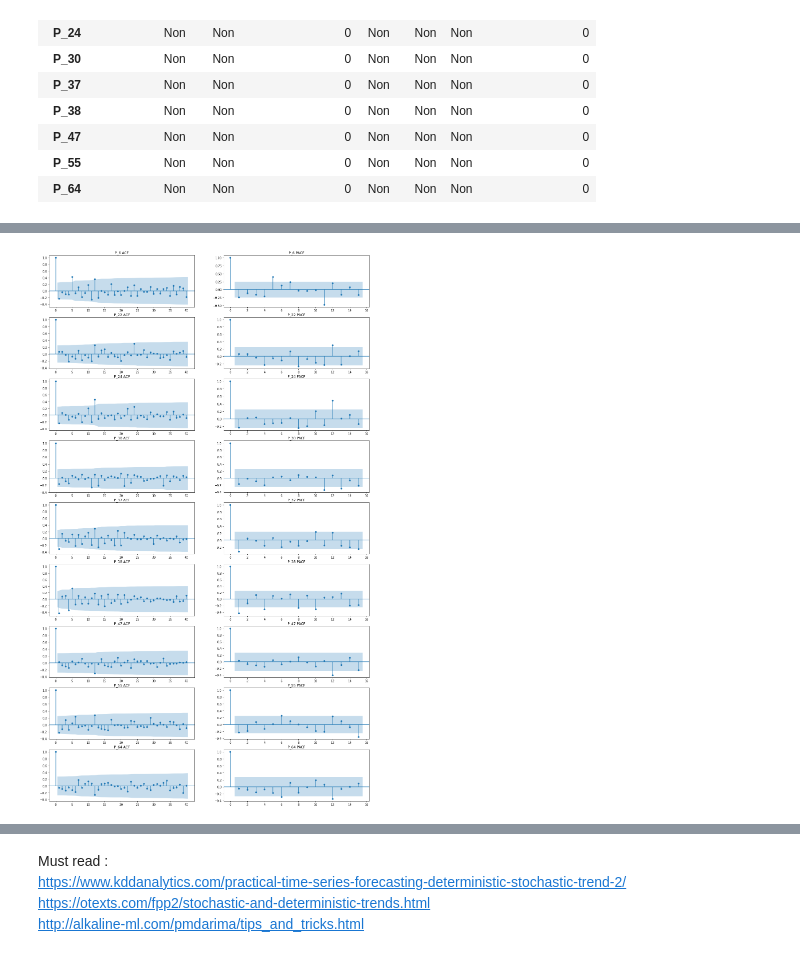
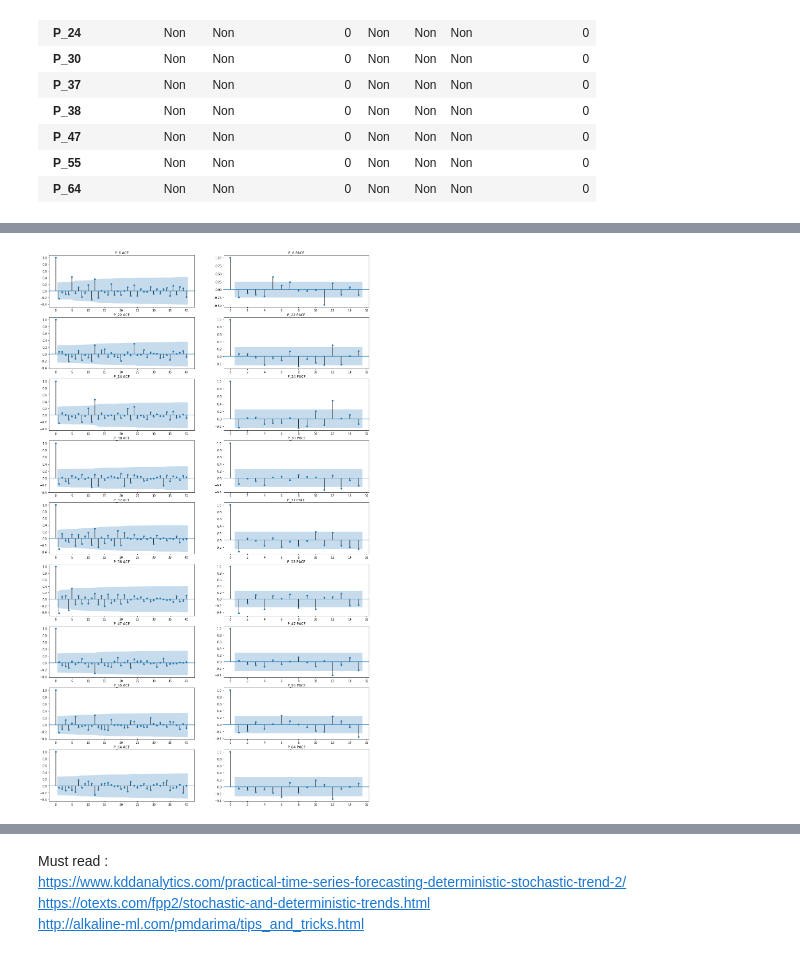
Before and after one commit to Mounji-Salma/Forecasting_App, a Jupyter notebook: ARIMA.ipynb, the cells around one changed output, grey strips where cells are left out. Cells and saved outputs as stored; diff of their text form; code cells hidden in the pictures.

```diff
--- a/ARIMA.ipynb
+++ b/ARIMA.ipynb
@@ -41,7 +41,7 @@ print("setup complete")
 # %% [output]
 setup complete
 # %%
-sales_s = pd.read_pickle("../Documents/Forecasting_Project/sales_s.pkl")
+sales_s = pd.read_pickle("sales_s.pkl")
 sales_s.head()
 # %% [output]
 |  | P_6 | P_22 | P_24 | P_30 | P_37 | P_38 | P_47 | P_55 | P_64 |
@@ -114,10 +123,10 @@ stationnaries.head()
 # %%
 fig, axs = plt.subplots(5, 2, figsize=(18, 18))
 axs = axs.flatten()
-cols = [next(color_cycle), next(color_cycle), next(color_cycle)]
+cols = [next(color_cycle)]*3
 for i, item in enumerate(sales_s.columns):
-    stationnaries[item].plot(title=f"{item} lag 1",
-                     color=cols[0],
+    stationnaries[item].plot(title=f"stationnarised {item}",
+                     color=next(color_cycle),
                      ax=axs[i])
     stationnaries[item].rolling(12).mean().plot(
                      color=cols[1],
@@ -150,17 +180,11 @@ res
 # %%
 fig, axes = plt.subplots(9, 2, figsize=(20, 35), sharex=False)
 alpha=.05
 for i, col in enumerate(sales_s.columns):
-    if col not in ("P_47", "P_64"):
-        sm.graphics.tsa.plot_acf(sales_s[col].diff(1)[1:].values.squeeze(), lags=40, \
-                                 ax=axes[i,0], title=f"{col} ACF", alpha=alpha)
-        sm.graphics.tsa.plot_pacf(sales_s[col].diff(1)[1:].values.squeeze(), lags=15, \
-                                  ax=axes[i,1], title=f"{col} PACF", alpha=alpha)
-    else:
-        sm.graphics.tsa.plot_acf(sales_s[col].diff(1).diff(12)[13:].values.squeeze(), lags=40, \
-                                 ax=axes[i,0], title=f"{col} ACF", alpha=alpha)
-        sm.graphics.tsa.plot_pacf(sales_s[col].diff(1).diff(12)[13:].values.squeeze(), lags=15, \
-                                  ax=axes[i,1], title=f"{col} PACF", alpha=alpha)
+    sm.graphics.tsa.plot_acf(stationnaries[col].dropna().values.squeeze(), lags=40, \
+                             ax=axes[i,0], title=f"{col} ACF", alpha=alpha)
+    sm.graphics.tsa.plot_pacf(stationnaries[col].dropna().values.squeeze(), lags=15, \
+                              ax=axes[i,1], title=f"{col} PACF", alpha=alpha)
 # %% [output]
-[figure, old version]
+[figure, new version]
 # %%
```
Also changed, not shown: parts of 12 cells of this notebook, 4 other files.
